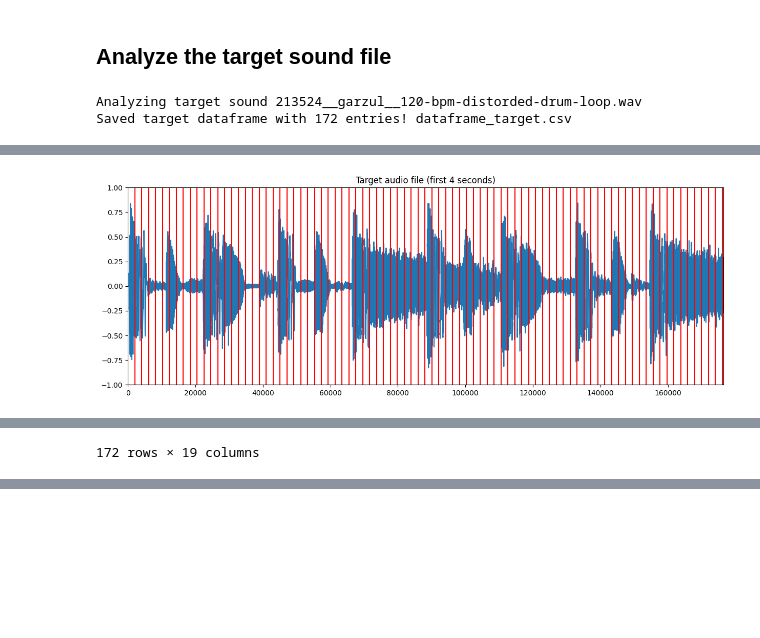
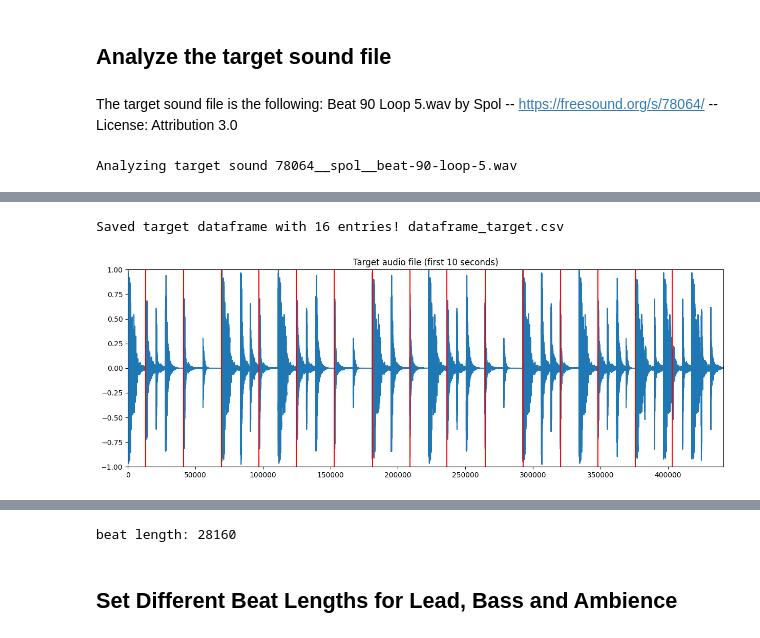
Before and after one commit to suhit-c/FreesoundMosaic_Suhit, a Jupyter notebook: 2) Analyze source collection and target file.ipynb, the cells around one changed output, grey strips where cells are left out. Saved outputs shown, nothing was run; the diff lists cells and outputs as text; code cells hidden in the pictures; blank space fills up the shorter version.

Commit message:
Implement first two notebooks

```diff
--- a/2) Analyze source collection and target file.ipynb
+++ b/2) Analyze source collection and target file.ipynb
@@ -176,12 +122,15 @@ Saved source DataFrame with 1252 entries! dataframe_source.csv
 # %% [markdown]
 ## Analyze the target sound file
+# %% [markdown]
+The target sound file is the following:
+Beat 90 Loop 5.wav by Spol -- https://freesound.org/s/78064/ -- License: Attribution 3.0
 # %%
-TARGET_SOUND_PATH = '213524__garzul__120-bpm-distorded-drum-loop.wav'  # Filename of the target audio we'll reconstruct
+TARGET_SOUND_PATH = '78064__spol__beat-90-loop-5.wav'  # Filename of the target audio we'll reconstruct
 DATAFRAME_TARGET_FILE_FILENAME = 'dataframe_target.csv'  # DataFrame file where to store the analysis results of the target audio
 
 # Analyze the target audio file and store results in a new DataFrame
 print('Analyzing target sound {0}'.format(TARGET_SOUND_PATH))
-target_analysis = analyze_sound(TARGET_SOUND_PATH, frame_size=2048, sync_with_beats=False)  # Also split audio in chunks of 8192 samples (~185ms)
+target_analysis, beat_length = analyze_sound(TARGET_SOUND_PATH, frame_size=2048, sync_with_beats=True)  # Also split audio in chunks of 8192 samples (~185ms)
 df_target = pd.DataFrame(target_analysis)
 df_target.to_csv(DATAFRAME_TARGET_FILE_FILENAME)
 print('Saved target dataframe with {0} entries! {1}'.format(len(df_target), DATAFRAME_TARGET_FILE_FILENAME))
@@ -191,12 +140,17 @@ plt.figure(figsize=(15,5))
 audio = estd.MonoLoader(filename=TARGET_SOUND_PATH)()
 plt.plot(audio)
 plt.vlines(df_target['start_sample'].values, -1, 1, color='red')
-plt.axis([0, min(len(audio), 44100 * 4), -1, 1])
-plt.title('Target audio file (first 4 seconds)')
+plt.axis([0, min(len(audio), 44100 * 10), -1, 1])
+plt.title('Target audio file (first 10 seconds)')
 plt.show()
+
+# play the target audio
+display(Audio(TARGET_SOUND_PATH))
+
 
 display(df_target)  # Show data frame contents
 df_target.describe()  # Show statistics of numerical fields in data frame
+
+print('beat length:', beat_length)
 # %% [output]
-Analyzing target sound 213524__garzul__120-bpm-distorded-drum-loop.wav
-Saved target dataframe with 172 entries! dataframe_target.csv
+Analyzing target sound 78064__spol__beat-90-loop-5.wav
@@ -203 +158,2 @@ Saved target dataframe with 172 entries! dataframe_target.csv
+Saved target dataframe with 16 entries! dataframe_target.csv
-[figure, old version]
+[figure, new version]
@@ -216 +177,0 @@ Saved target dataframe with 172 entries! dataframe_target.csv
-172 rows × 19 columns
@@ -225,0 +178,3 @@ Saved target dataframe with 172 entries! dataframe_target.csv
+beat length: 28160
+# %% [markdown]
+## Set Different Beat Lengths for Lead, Bass and Ambience
```
Also changed, not shown: parts of 14 cells of this notebook, 12 other files.
